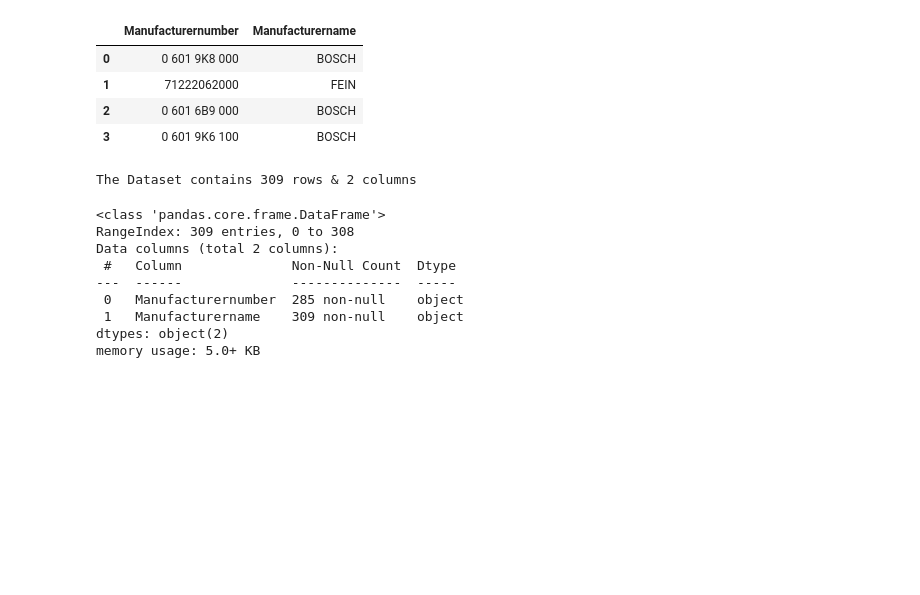
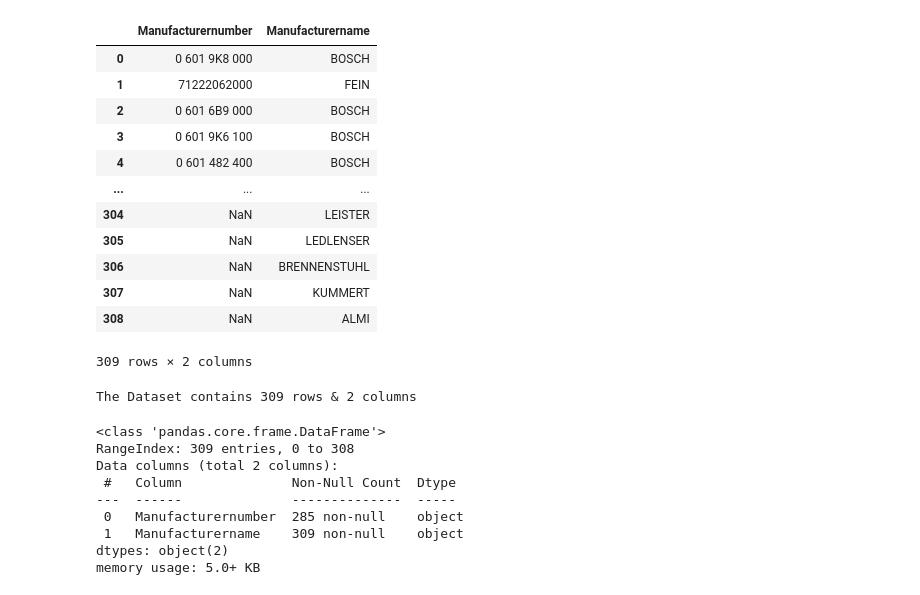
Before and after one commit to warazkhan/Product-Catalog-Data-Processing-and-Analysis, a Jupyter notebook: notebooks/data_pipeline.ipynb, the cells around one changed output. Saved outputs shown, nothing was run; the diff lists cells and outputs as text; code cells hidden in the pictures; blank space fills up the shorter version.

```diff
--- a/notebooks/data_pipeline.ipynb
+++ b/notebooks/data_pipeline.ipynb
@@ -19,12 +119,20 @@ warnings.filterwarnings('ignore')
 # %%
 manufacturersDf= pd.read_csv(r'../data/manufacturers.csv', sep=';')
-manufacturersDf.head(4)
+manufacturersDf
 # %% [output]
 |  | Manufacturernumber | Manufacturername |
 | 0 | 0 601 9K8 000 | BOSCH |
 | 1 | 71222062000 | FEIN |
 | 2 | 0 601 6B9 000 | BOSCH |
 | 3 | 0 601 9K6 100 | BOSCH |
+| 4 | 0 601 482 400 | BOSCH |
+| ... | ... | ... |
+| 304 | NaN | LEISTER |
+| 305 | NaN | LEDLENSER |
+| 306 | NaN | BRENNENSTUHL |
+| 307 | NaN | KUMMERT |
+| 308 | NaN | ALMI |
+309 rows × 2 columns
 # %%
 print('The Dataset contains {} rows & {} columns'.format(manufacturersDf.shape[0], manufacturersDf.shape[1]))
 # %% [output]
```
Also changed, not shown: parts of 82 cells of this notebook, 1 other file.
